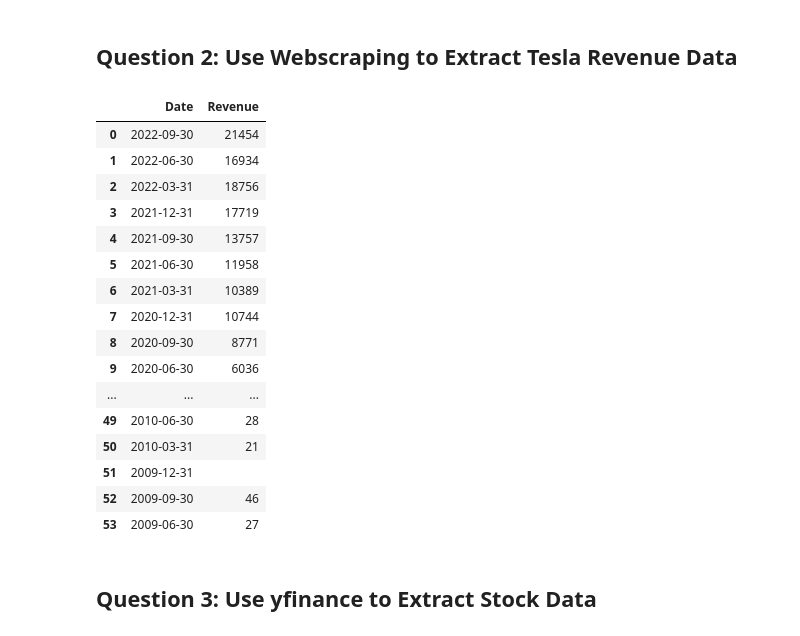
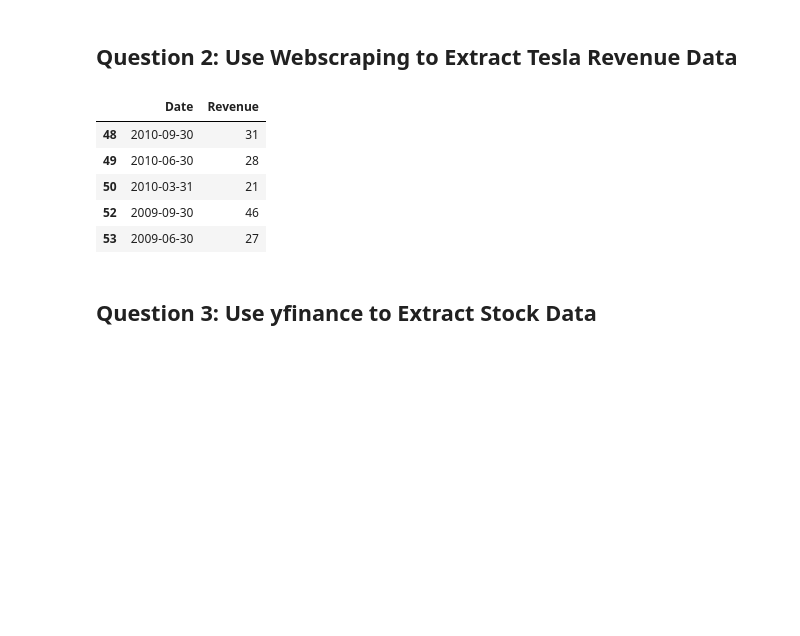
Before and after one commit to itorlou/DataScience_Stock-Revenue, a Jupyter notebook: final_assignment.ipynb, the cells around one changed output. Drawn from its saved outputs; the diff is of its cells as text; code cells hidden in the pictures; blank space fills up the shorter version.

Commit message:
ponemos los .tail()

```diff
--- a/final_assignment.ipynb
+++ b/final_assignment.ipynb
@@ -112,23 +110,12 @@ tesla_revenue.dropna(inplace=True)
 
 tesla_revenue = tesla_revenue[tesla_revenue['Revenue'] != ""]
 # %%
-tesla_revenue
+tesla_revenue.tail()
 # %% [output]
 |  | Date | Revenue |
-| 0 | 2022-09-30 | 21454 |
-| 1 | 2022-06-30 | 16934 |
-| 2 | 2022-03-31 | 18756 |
-| 3 | 2021-12-31 | 17719 |
-| 4 | 2021-09-30 | 13757 |
-| 5 | 2021-06-30 | 11958 |
-| 6 | 2021-03-31 | 10389 |
-| 7 | 2020-12-31 | 10744 |
-| 8 | 2020-09-30 | 8771 |
-| 9 | 2020-06-30 | 6036 |
-| ... | ... | ... |
+| 48 | 2010-09-30 | 31 |
 | 49 | 2010-06-30 | 28 |
 | 50 | 2010-03-31 | 21 |
-| 51 | 2009-12-31 |  |
 | 52 | 2009-09-30 | 46 |
 | 53 | 2009-06-30 | 27 |
 # %% [markdown]
```
Also changed, not shown: parts of 4 cells of this notebook.
